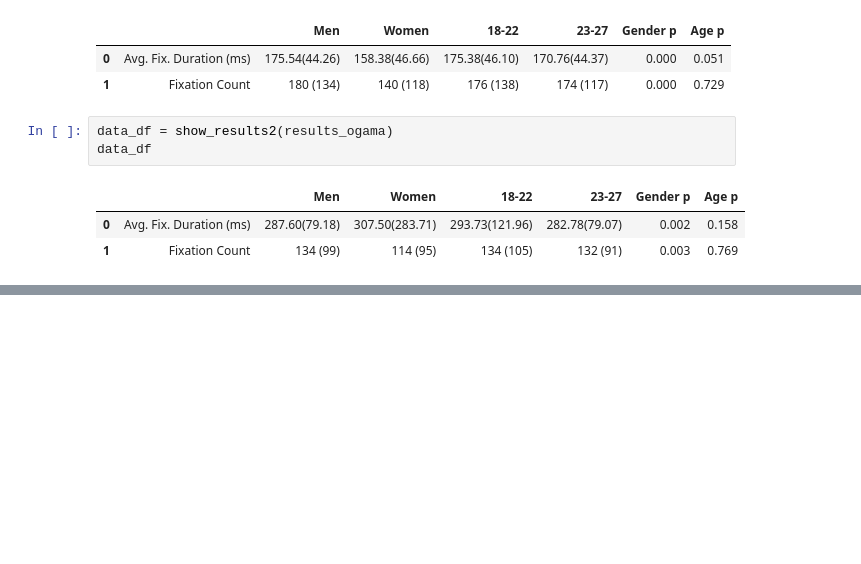
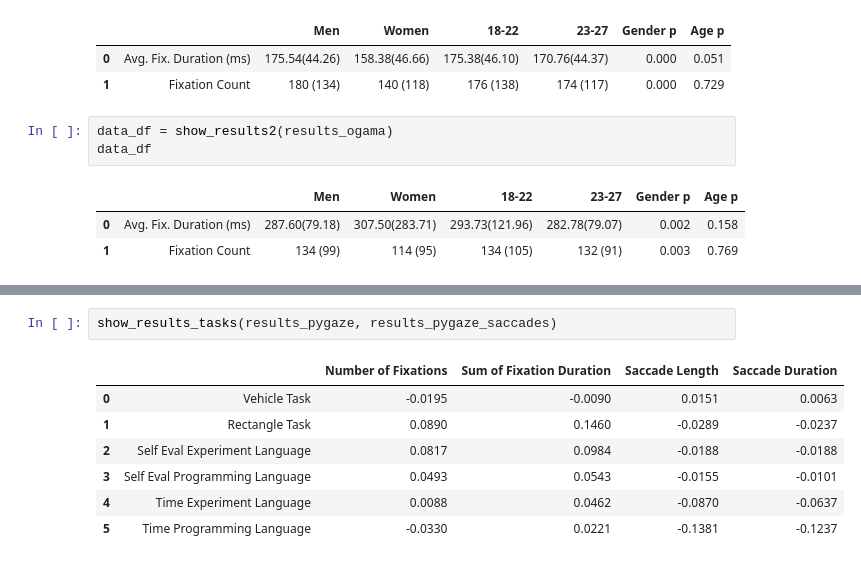
Before and after one commit to brains-on-code/eye-tracking-tools-influence, a Jupyter notebook: StudyEMIP.ipynb, the cells around one changed output, grey strips where cells are left out. Saved outputs shown, nothing was run; the diff lists cells and outputs as text; blank space fills up the shorter version.

```diff
--- a/StudyEMIP.ipynb
+++ b/StudyEMIP.ipynb
@@ -479,0 +971,10 @@ data_df
+# %%
+show_results_tasks(results_pygaze, results_pygaze_saccades)
+# %% [output]
+|  |  | Number of Fixations | Sum of Fixation Duration | Saccade Length | Saccade Duration |
+| 0 | Vehicle Task | -0.0195 | -0.0090 | 0.0151 | 0.0063 |
+| 1 | Rectangle Task | 0.0890 | 0.1460 | -0.0289 | -0.0237 |
+| 2 | Self Eval Experiment Language | 0.0817 | 0.0984 | -0.0188 | -0.0188 |
+| 3 | Self Eval Programming Language | 0.0493 | 0.0543 | -0.0155 | -0.0101 |
+| 4 | Time Experiment Language | 0.0088 | 0.0462 | -0.0870 | -0.0637 |
+| 5 | Time Programming Language | -0.0330 | 0.0221 | -0.1381 | -0.1237 |
```
Also changed, not shown: parts of 17 cells of this notebook, 3 other files.
